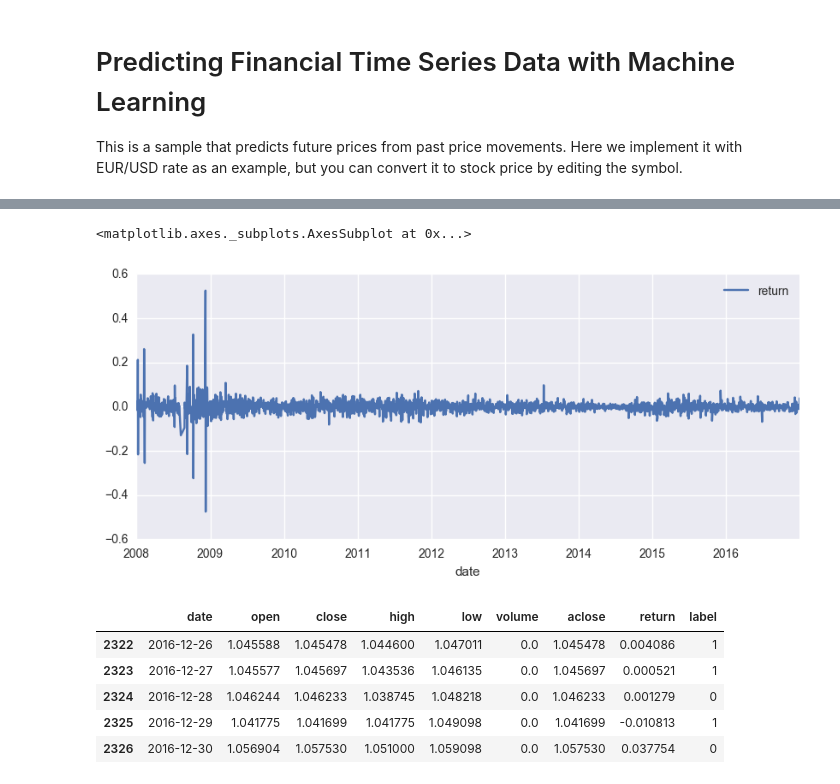
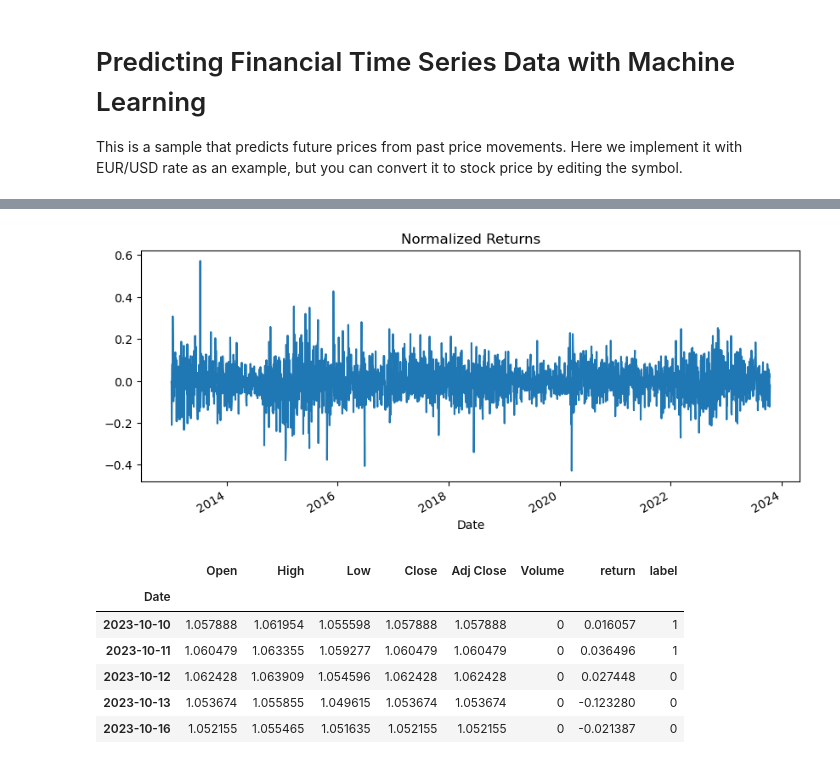
Before and after one commit to hayatoy/ml-forex-prediction, a Jupyter notebook: Predict Future Price of EURUSD with sklearn, yahoo data.ipynb, the cells around one changed output, grey strips where cells are left out. Cells and saved outputs as stored; diff of their text form; code cells hidden in the pictures.

Commit message:
Fixed issues and Finance API and made it available for python3

```diff
--- a/Predict Future Price of EURUSD with sklearn, yahoo data.ipynb
+++ b/Predict Future Price of EURUSD with sklearn, yahoo data.ipynb
@@ -7,23 +7,15 @@ Here we implement it with EUR/USD rate as an example, but you can convert it to
 import datetime
 import numpy as np
 import pandas as pd
-from matplotlib.finance import quotes_historical_yahoo_ochl
+import yfinance as yf
 import matplotlib.pyplot as plt
 import seaborn as sns
 from IPython.core.display import display
 %matplotlib inline
 
-# time period
-d1 = datetime.datetime(2008, 1, 1)
-d2 = datetime.datetime(2016, 12, 31)
+# Time period
+d1 = datetime.datetime(2013, 1, 1)
+d2 = datetime.datetime(2023, 10, 17)
 
-# Fetching data from yahoo finance
-# List of Symbols : http://finance.yahoo.com/webservice/v1/symbols/allcurrencies/quote
-q = quotes_historical_yahoo_ochl('EUR=X', d1, d2, asobject=True)
+# Fetching data from Yahoo Finance using yfinance
+df = yf.download('EURUSD=X', start=d1, end=d2)
-# %%
-# Put data into Pandas Dataframe
-df = pd.DataFrame(q)
-df.drop(['year','month','day','d'], inplace=True, axis=1)
-df[['open','high','low','close','aclose']] = df[['open','high','low','close','aclose']].applymap(lambda x: 1.0/x)
-display(df.head())
-df.plot(x='date', y='aclose', figsize=(10,4))
@@ -38,0 +22,11 @@ df.plot(x='date', y='aclose', figsize=(10,4))
+# %%
+# Invert values of the 'Open', 'High', 'Low', 'Close', and 'Adj Close' columns
+df[['Open', 'High', 'Low', 'Close', 'Adj Close']] = df[['Open', 'High', 'Low', 'Close', 'Adj Close']].applymap(lambda x: 1.0/x)
+
+# Display the head of the DataFrame
+display(df.head())
+
+# Plot the adjusted close prices
+df['Adj Close'].plot(figsize=(10,4))
+plt.title('Adjusted Close Prices')
+plt.show()
@@ -39,26 +42,28 @@ df.plot(x='date', y='aclose', figsize=(10,4))
 # %%
-# Normalize aclose value
-# We use this value to train model
+# Calculate the daily returns
+df['return'] = df['Adj Close'] - df['Adj Close'].shift(1)
 
-df['return'] = df['aclose'] - df['aclose'].shift(1)
+# Normalize the return values
 return_range = df['return'].max() - df['return'].min()
 df['return'] = df['return'] / return_range
 
-df.plot(x='date', y='return', figsize=(10,4))
+# Plot the normalized return values
+df['return'].plot(figsize=(10,4))
+plt.title('Normalized Returns')
+plt.show()
 # %% [output]
-<matplotlib.axes._subplots.AxesSubplot at 0x...>
-[figure, old version]
+[figure, new version]
 # %%
-# Make label, 1 as rising price, 0 as falling price
+# Create a label column: 1 indicates a rising price, and 0 indicates a falling price or no change
+df['label'] = df['return'].shift(-1).apply(lambda x: 1 if x > 0.0 else 0)
 
-df['label'] = df['return'].shift(-1)
-df['label'] = df['label'].apply(lambda x: 1 if x>0.0 else 0)
-# df.dropna(inplace=True)
+# Display the last few rows of the DataFrame to verify the new 'label' column
 df.tail()
 # %% [output]
-|  | date | open | close | high | low | volume | aclose | return | label |
-| 2322 | 2016-12-26 | 1.045588 | 1.045478 | 1.044600 | 1.047011 | 0.0 | 1.045478 | 0.004086 | 1 |
-| 2323 | 2016-12-27 | 1.045577 | 1.045697 | 1.043536 | 1.046135 | 0.0 | 1.045697 | 0.000521 | 1 |
-| 2324 | 2016-12-28 | 1.046244 | 1.046233 | 1.038745 | 1.048218 | 0.0 | 1.046233 | 0.001279 | 0 |
-| 2325 | 2016-12-29 | 1.041775 | 1.041699 | 1.041775 | 1.049098 | 0.0 | 1.041699 | -0.010813 | 1 |
-| 2326 | 2016-12-30 | 1.056904 | 1.057530 | 1.051000 | 1.059098 | 0.0 | 1.057530 | 0.037754 | 0 |
+|  | Open | High | Low | Close | Adj Close | Volume | return | label |
+| Date |  |  |  |  |  |  |  |  |
+| 2023-10-10 | 1.057888 | 1.061954 | 1.055598 | 1.057888 | 1.057888 | 0 | 0.016057 | 1 |
+| 2023-10-11 | 1.060479 | 1.063355 | 1.059277 | 1.060479 | 1.060479 | 0 | 0.036496 | 1 |
+| 2023-10-12 | 1.062428 | 1.063909 | 1.054596 | 1.062428 | 1.062428 | 0 | 0.027448 | 0 |
+| 2023-10-13 | 1.053674 | 1.055855 | 1.049615 | 1.053674 | 1.053674 | 0 | -0.123280 | 0 |
+| 2023-10-16 | 1.052155 | 1.055465 | 1.051635 | 1.052155 | 1.052155 | 0 | -0.021387 | 0 |
```
Also changed, not shown: parts of 8 cells of this notebook, 1 other file.
